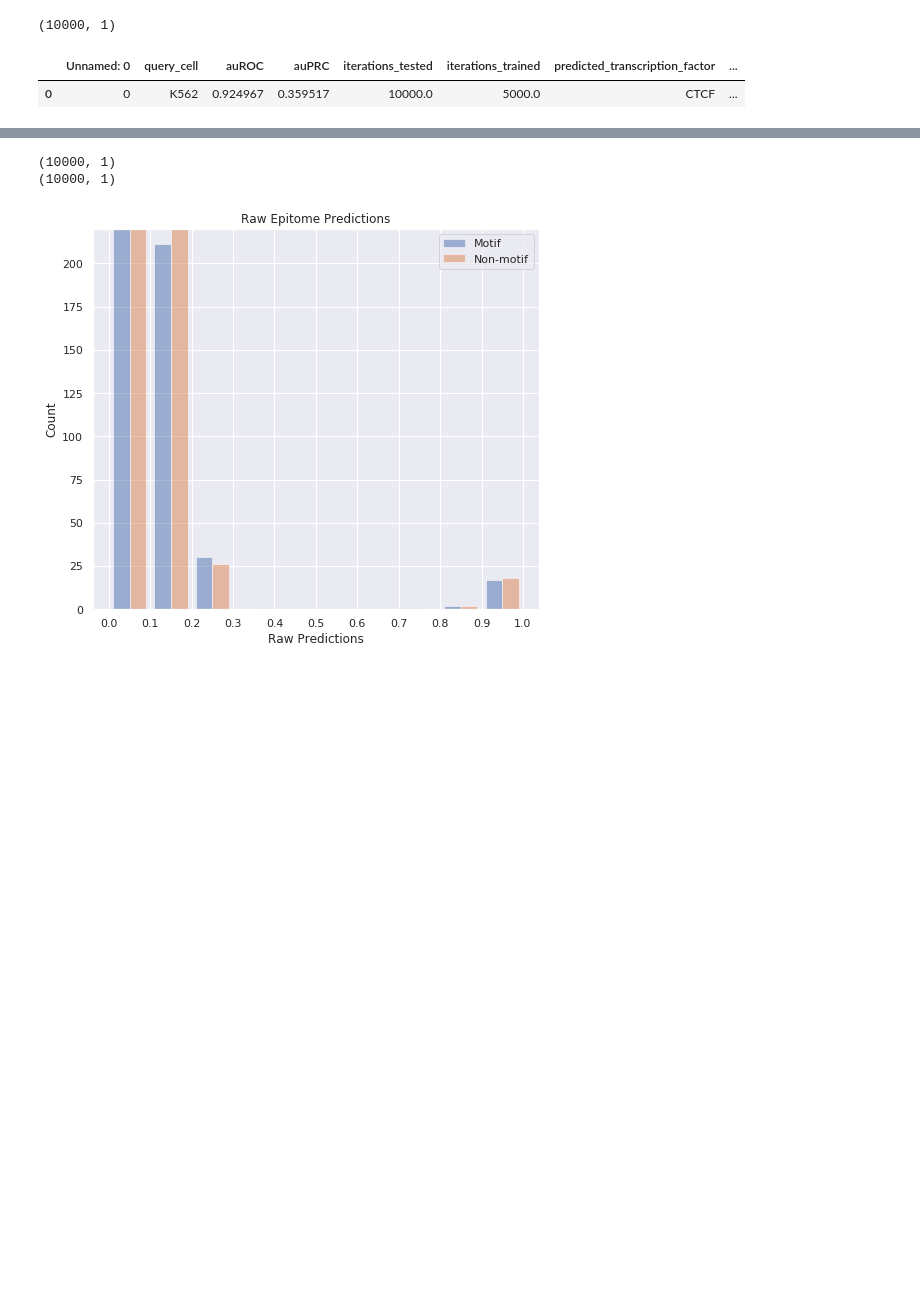
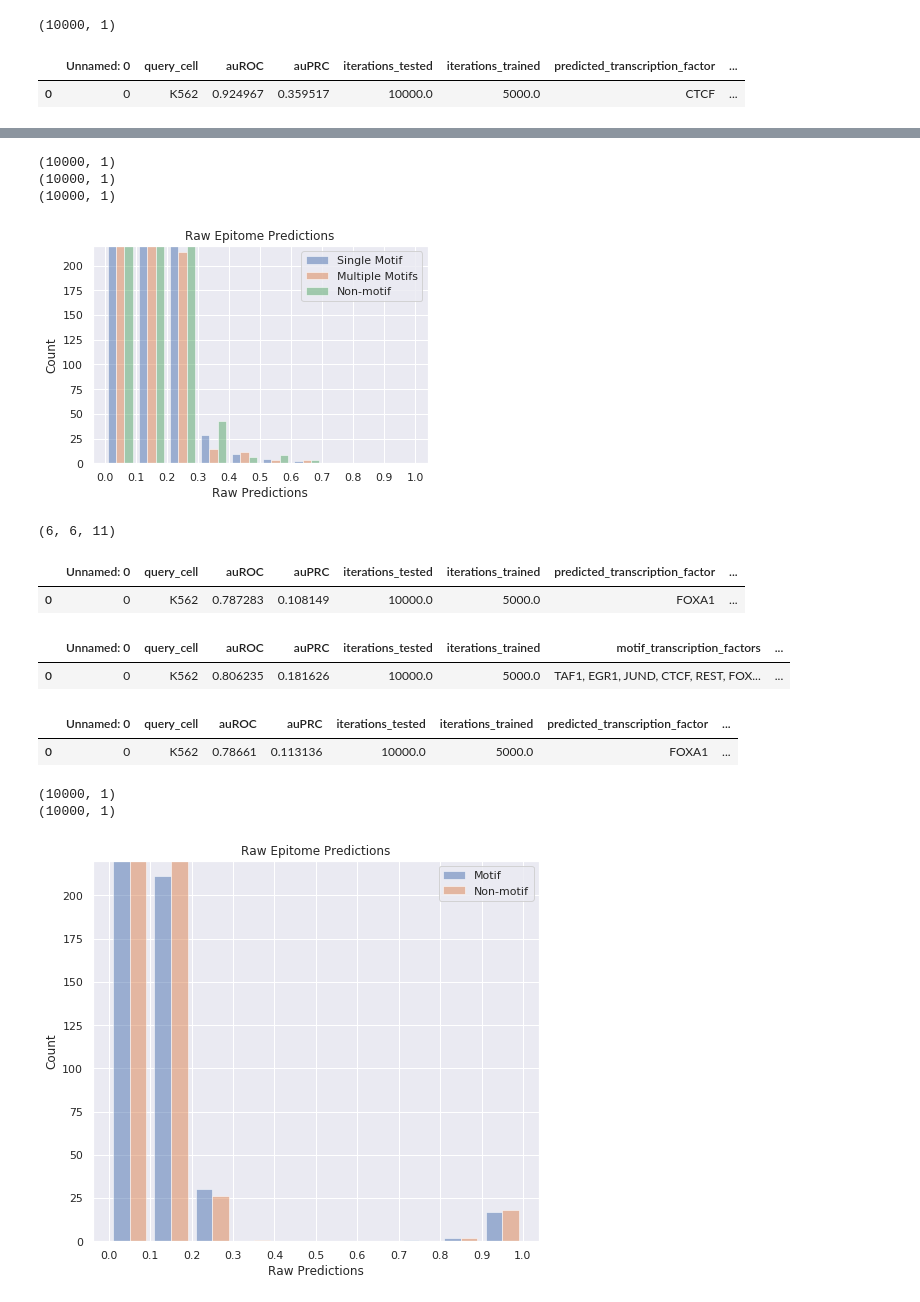
Before and after one commit to januusingh/epitome, a Jupyter notebook: Compare Epitome Models.ipynb, the cells around one changed output, grey strips where cells are left out. Saved outputs shown, nothing was run; the diff lists cells and outputs as text; code cells hidden in the pictures; blank space fills up the shorter version.

```diff
--- a/Compare Epitome Models.ipynb
+++ b/Compare Epitome Models.ipynb
@@ -83,26 +98,58 @@ plt.legend();
 def get_tf_preds(TF):
     tf_results_path = os.path.join(results_dir, TF + "_results")
 
+    # Single Motif
     motif_results_path = os.path.join(tf_results_path, query_cell + "_" + TF + "_motif")
     motif_preds = np.load(motif_results_path + ".npz")['pred']
     print(motif_preds.shape)
 
+    # Multiple Motif
+    mult_motif_results_path = os.path.join(tf_results_path, query_cell + "_" + TF +
+                                           "_motif_anchor")
+    mult_motif_preds = np.load(mult_motif_results_path + ".npz")['pred']
+    print(motif_preds.shape)
+
+    # No motif
     non_motif_results_path = os.path.join(tf_results_path, query_cell + "_" + TF + "_no_motif")
     non_motif_preds = np.load(non_motif_results_path + ".npz")['pred']
     print(non_motif_preds.shape)
 
-    return motif_preds, non_motif_preds
+    # No motif
+    early_stop_results_path = os.path.join(tf_results_path, query_cell + "_" + TF +
+                                          "_no_motif_early_stop_1000")
+    early_stop_preds = np.load(early_stop_results_path + ".npz")['pred']
+    print(early_stop_preds.shape)
+
+    return motif_preds, mult_motif_preds, non_motif_preds, early_stop_preds
 
 def get_tf_results(TF):
     tf_results_path = os.path.join(results_dir, TF + "_results")
 
+    # Single Motif
     motif_results_path = os.path.join(tf_results_path, query_cell + "_" + TF + "_motif")
     motif_results = pd.read_csv(motif_results_path + ".csv", sep="\t")
 
+    # Multiple Motif
+    mult_motif_results_path = os.path.join(tf_results_path, query_cell + "_" + TF +
+                                           "_motif_anchor")
+    mult_motif_results = pd.read_csv(mult_motif_results_path + ".csv", sep="\t")
+
+    # No Motif
     non_motif_results_path = os.path.join(tf_results_path, query_cell + "_" + TF + "_no_motif")
     non_motif_results = pd.read_csv(non_motif_results_path + ".csv", sep="\t")
 
-    return motif_results, non_motif_results
+    # No Motif, Early Stopping
+    early_stop_results_path = os.path.join(tf_results_path, query_cell + "_" + TF +
+                                           "_no_motif_early_stop_1000")
+    if not os.path.exists(early_stop_results_path + ".csv"):
+        early_stop_results_path = os.path.join(tf_results_path, TF +
+                                               "_no_motif_early_stop_1000")
+
+    early_stop_results = non_motif_results
+    if TF not in ['E2F1', 'GABPA']:
+        early_stop_results = pd.read_csv(early_stop_results_path + ".csv", sep="\t")
+
+    return motif_results, mult_motif_results, non_motif_results, early_stop_results
 # %%
 overlap_auROC, overlap_auPRC = [],[]
 
@@ -130,3 +183,31 @@ plt.xticks(np.arange(9), labels=anchor_overlap_TFs);
+# %%
+FOXA1_motif_results, FOXA1_mult_motif_results, FOXA1_non_motif_results = get_tf_results("FOXA1")
+FOXA1_preds = get_tf_preds("FOXA1")
+FOXA1_motif_ones, FOXA1_mult_motif_ones, FOXA1_non_motif_ones = generate_hist(FOXA1_preds[0],
+                                                                              FOXA1_preds[1],
+                                                                              FOXA1_preds[2])
+FOXA1_motif_ones, FOXA1_mult_motif_ones, FOXA1_non_motif_ones
+# %% [output]
+(10000, 1)
+(10000, 1)
+(10000, 1)
+[figure, added]
+(6, 6, 11)
+# %%
+FOXA1_motif_results
+# %% [output]
+|  | Unnamed: 0 | query_cell | auROC | auPRC | iterations_tested | iterations_trained | predicted_transcription_factor | ... |
+| 0 | 0 | K562 | 0.787283 | 0.108149 | 10000.0 | 5000.0 | FOXA1 | ... |
+# %%
+FOXA1_mult_motif_results
+# %% [output]
+|  | Unnamed: 0 | query_cell | auROC | auPRC | iterations_tested | iterations_trained | motif_transcription_factors | ... |
+| 0 | 0 | K562 | 0.806235 | 0.181626 | 10000.0 | 5000.0 | TAF1, EGR1, JUND, CTCF, REST, FOX... | ... |
+# %%
+FOXA1_non_motif_results
+# %% [output]
+|  | Unnamed: 0 | query_cell | auROC | auPRC | iterations_tested | iterations_trained | predicted_transcription_factor | ... |
+| 0 | 0 | K562 | 0.78661 | 0.113136 | 10000.0 | 5000.0 | FOXA1 | ... |
 # %%
 E2F1_motif_preds, E2F1_non_motif_preds = get_tf_preds("E2F1")
 plt.figure(figsize=(8,7))
```
Also changed, not shown: parts of 8 cells of this notebook, 3 other files.
